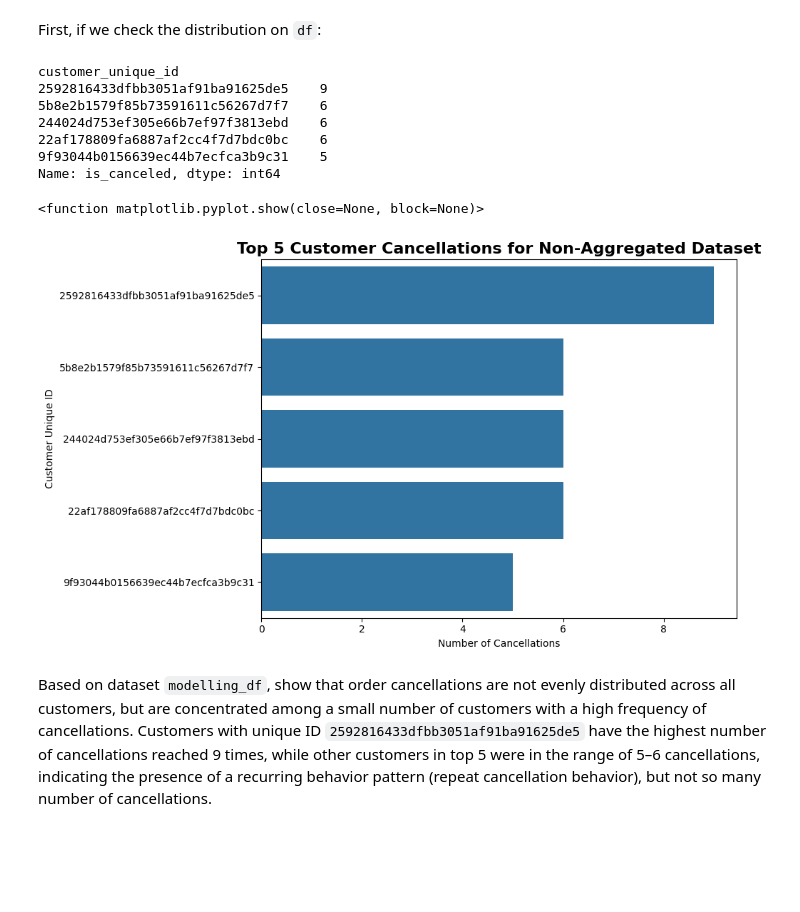
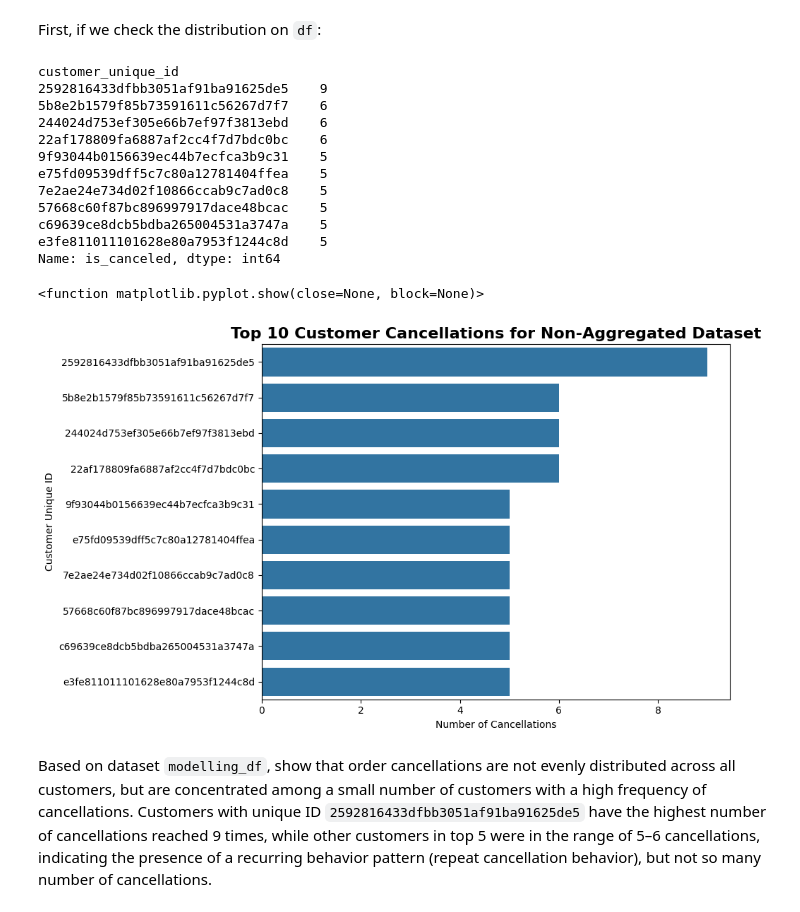
Before and after one commit to FTDS-assignment-bay/p2-final-project-ftds-051-rmt-group-001, a Jupyter notebook: EDA/EDA ver_1.ipynb, the cells around one changed output. Drawn from its saved outputs; the diff is of its cells as text; code cells hidden in the pictures; blank space fills up the shorter version.

```diff
--- a/EDA/EDA ver_1.ipynb
+++ b/EDA/EDA ver_1.ipynb
@@ -747,10 +747,10 @@ First, if we check the distribution on `df`:
 # %%
 # Group data by `customer_unique_id` to analyze cancellations by customer on Dataset `modelling_df`
 number_cancel_percustomer= df.groupby("customer_unique_id")["is_canceled"].sum()
-top_5 = number_cancel_percustomer.sort_values(ascending=False).head(5)
+top_10 = number_cancel_percustomer.sort_values(ascending=False).head(10) # for example show top 10
 # %%
-# show the top 5 customer cancellations
-top_5
+# show the top 10 customer cancellations
+top_10
 # %% [output]
 customer_unique_id
 2592816433dfbb3051af91ba91625de5    9
@@ -758,22 +758,27 @@ customer_unique_id
 244024d753ef305e66b7ef97f3813ebd    6
 22af178809fa6887af2cc4f7d7bdc0bc    6
 9f93044b0156639ec44b7ecfca3b9c31    5
+e75fd09539dff5c7c80a12781404ffea    5
+7e2ae24e734d02f10866ccab9c7ad0c8    5
+57668c60f87bc896997917dace48bcac    5
+c69639ce8dcb5bdba265004531a3747a    5
+e3fe811011101628e80a7953f1244c8d    5
 Name: is_canceled, dtype: int64
 # %%
-# Visualize the top 5 customer cancellations for `df`
+# Visualize the top 10 customer cancellations for `df`
 
 fig = plt.figure(figsize=(10, 6))
 
-sns.barplot(top_5,orient='h')
+sns.barplot(top_10,orient='h')
 
 plt.xlabel('Number of Cancellations')
 plt.ylabel('Customer Unique ID')
-plt.title('Top 5 Customer Cancellations for Non-Aggregated Dataset', fontsize=16, fontweight='bold', y=1)
+plt.title('Top 10 Customer Cancellations for Non-Aggregated Dataset', fontsize=16, fontweight='bold', y=1)
 plt.tight_layout()
 plt.show
 # %% [output]
 <function matplotlib.pyplot.show(close=None, block=None)>
-[figure, old version]
+[figure, new version]
 # %% [markdown]
 Based on dataset `modelling_df`, show that order cancellations are not evenly distributed across all customers, but are concentrated among a small number of customers with a high frequency of cancellations. Customers with unique ID `2592816433dfbb3051af91ba91625de5` have the highest number of cancellations reached 9 times, while other customers in top 5 were in the range of 5–6 cancellations, indicating the presence of a recurring behavior pattern (repeat cancellation behavior), but not so many number of cancellations.
 # %% [markdown]
```
Also changed, not shown: parts of 19 cells of this notebook, 2 other files.
